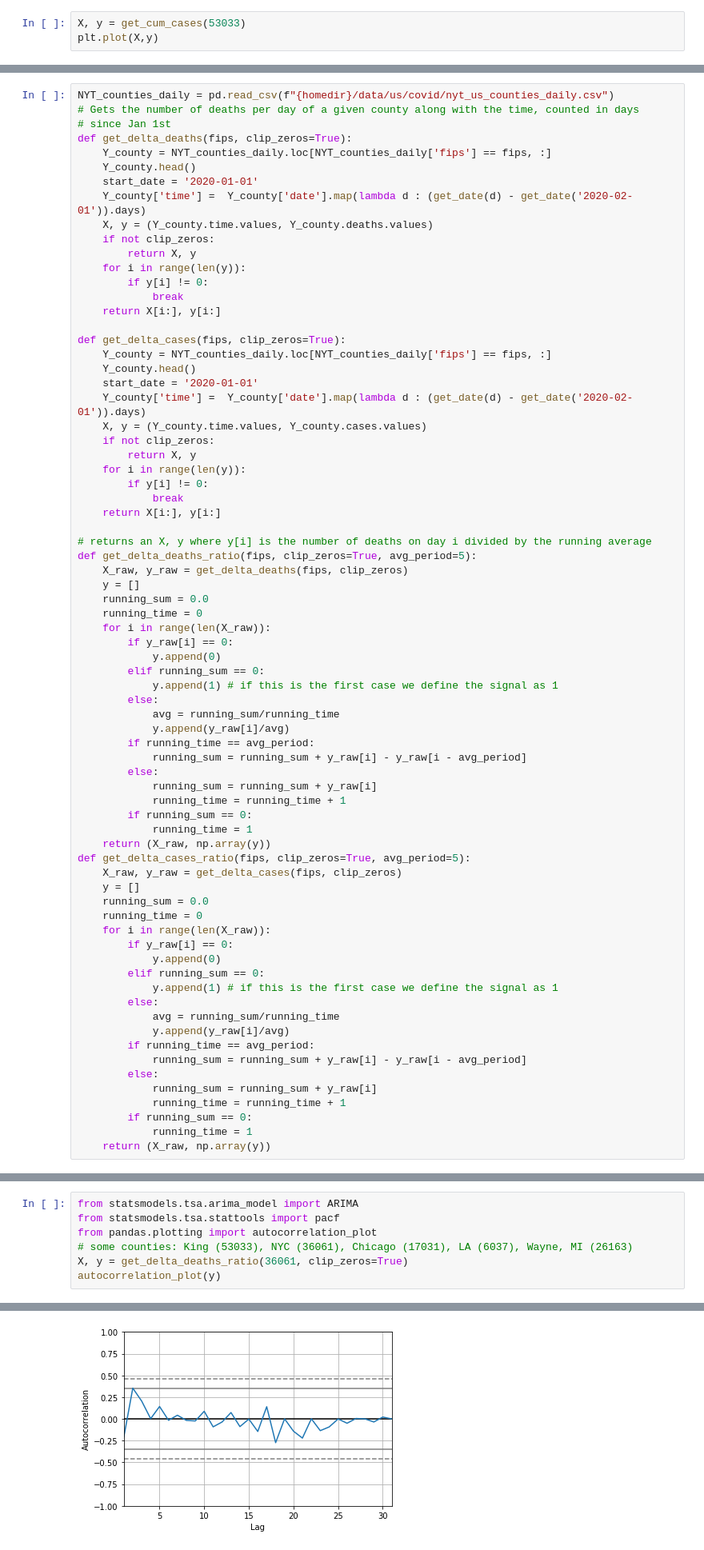
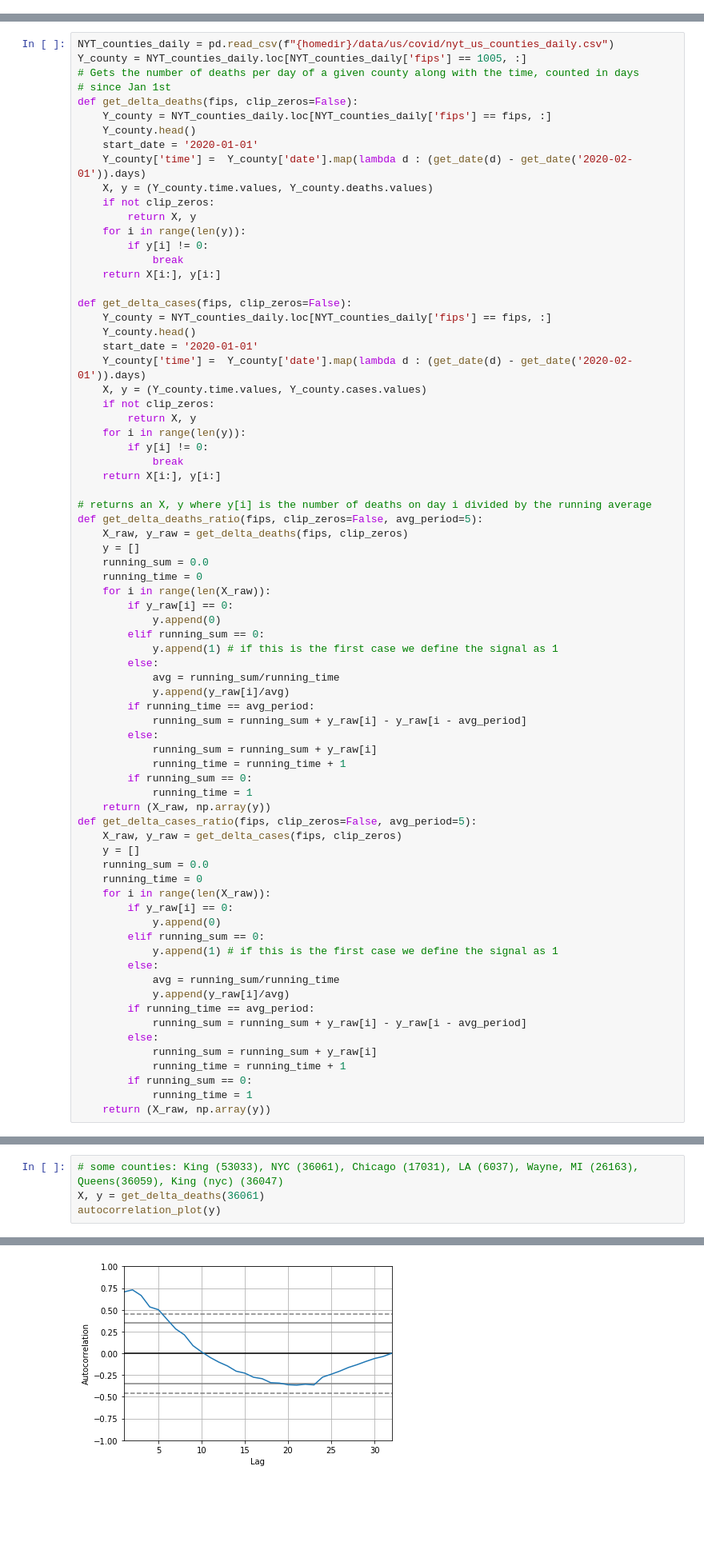
Before and after one commit to majesticfish/CS156B-Covid-Challenge, a Jupyter notebook: exploratory/Sean's Notebook/Get sum data.ipynb, the cells around one changed output, grey strips where cells are left out. Shown: that part at 80% size. Cells and saved outputs as stored; diff of their text form; blank space fills up the shorter version.

```diff
--- a/exploratory/Sean's Notebook/Get sum data.ipynb
+++ b/exploratory/Sean's Notebook/Get sum data.ipynb
@@ -115,3 +95,0 @@ def get_cum_cases(fips):
-# %%
-X, y = get_cum_cases(53033)
-plt.plot(X,y)
@@ -121,8 +96,9 @@ plt.plot(X,y)
 # %%
 NYT_counties_daily = pd.read_csv(f"{homedir}/data/us/covid/nyt_us_counties_daily.csv")
+Y_county = NYT_counties_daily.loc[NYT_counties_daily['fips'] == 1005, :]
 # Gets the number of deaths per day of a given county along with the time, counted in days
 # since Jan 1st
-def get_delta_deaths(fips, clip_zeros=True):
+def get_delta_deaths(fips, clip_zeros=False):
     Y_county = NYT_counties_daily.loc[NYT_counties_daily['fips'] == fips, :]
     Y_county.head()
     start_date = '2020-01-01'
@@ -135,7 +111,7 @@ def get_delta_deaths(fips, clip_zeros=True):
             break
     return X[i:], y[i:]
 
-def get_delta_cases(fips, clip_zeros=True):
+def get_delta_cases(fips, clip_zeros=False):
     Y_county = NYT_counties_daily.loc[NYT_counties_daily['fips'] == fips, :]
     Y_county.head()
     start_date = '2020-01-01'
@@ -149,7 +125,7 @@ def get_delta_cases(fips, clip_zeros=True):
     return X[i:], y[i:]
 
 # returns an X, y where y[i] is the number of deaths on day i divided by the running average
-def get_delta_deaths_ratio(fips, clip_zeros=True, avg_period=5):
+def get_delta_deaths_ratio(fips, clip_zeros=False, avg_period=5):
     X_raw, y_raw = get_delta_deaths(fips, clip_zeros)
     y = []
     running_sum = 0.0
@@ -170,7 +146,7 @@ def get_delta_deaths_ratio(fips, clip_zeros=True, avg_period=5):
         if running_sum == 0:
             running_time = 1
     return (X_raw, np.array(y))
-def get_delta_cases_ratio(fips, clip_zeros=True, avg_period=5):
+def get_delta_cases_ratio(fips, clip_zeros=False, avg_period=5):
     X_raw, y_raw = get_delta_cases(fips, clip_zeros)
     y = []
     running_sum = 0.0
@@ -238,11 +283,8 @@ stationary 694, non-stat 200
 # %% [markdown]
 ## ARIMA Model
 # %%
-from statsmodels.tsa.arima_model import ARIMA
-from statsmodels.tsa.stattools import pacf
-from pandas.plotting import autocorrelation_plot
-# some counties: King (53033), NYC (36061), Chicago (17031), LA (6037), Wayne, MI (26163)
-X, y = get_delta_deaths_ratio(36061, clip_zeros=True)
+# some counties: King (53033), NYC (36061), Chicago (17031), LA (6037), Wayne, MI (26163), Queens(36059), King (nyc) (36047)
+X, y = get_delta_deaths(36061)
 autocorrelation_plot(y)
 # %% [output]
 A value is trying to be set on a copy of a slice from a DataFrame.
@@ -252,2 +295,2 @@ See the caveats in the documentation: http://pandas.pydata.org/pandas-docs/stabl
 <matplotlib.axes._subplots.AxesSubplot at 0x...>
-[figure, old version]
+[figure, new version]
```
Also changed, not shown: parts of 14 cells of this notebook.
